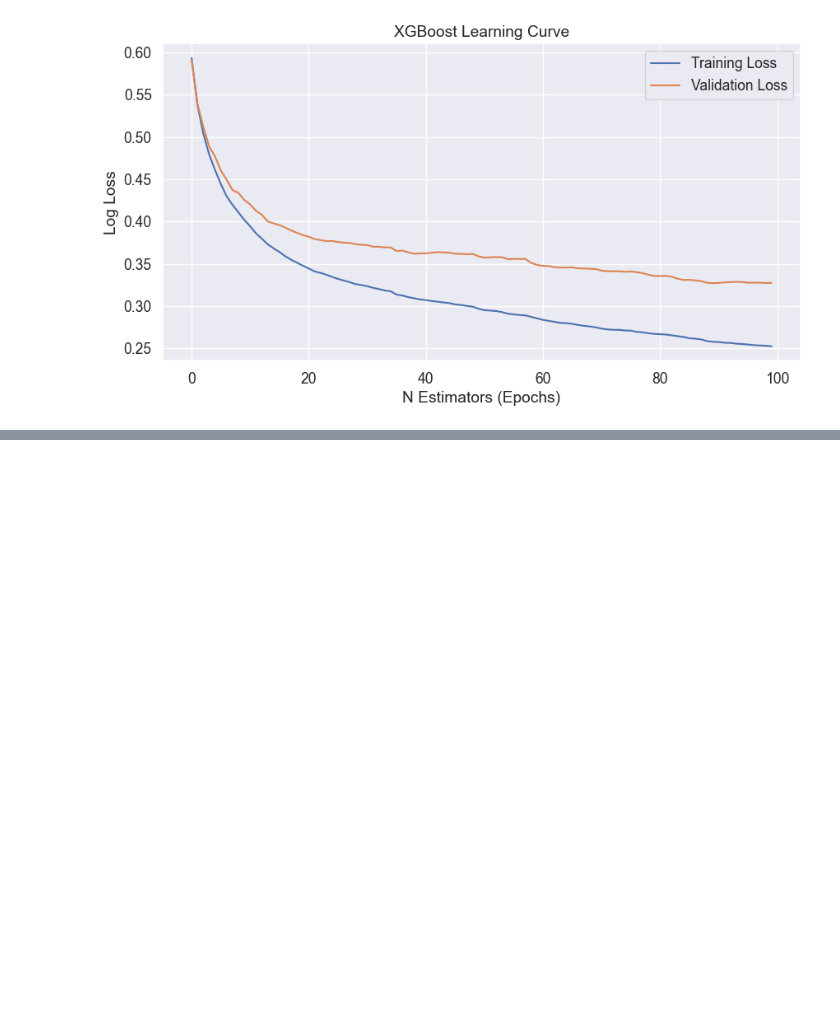
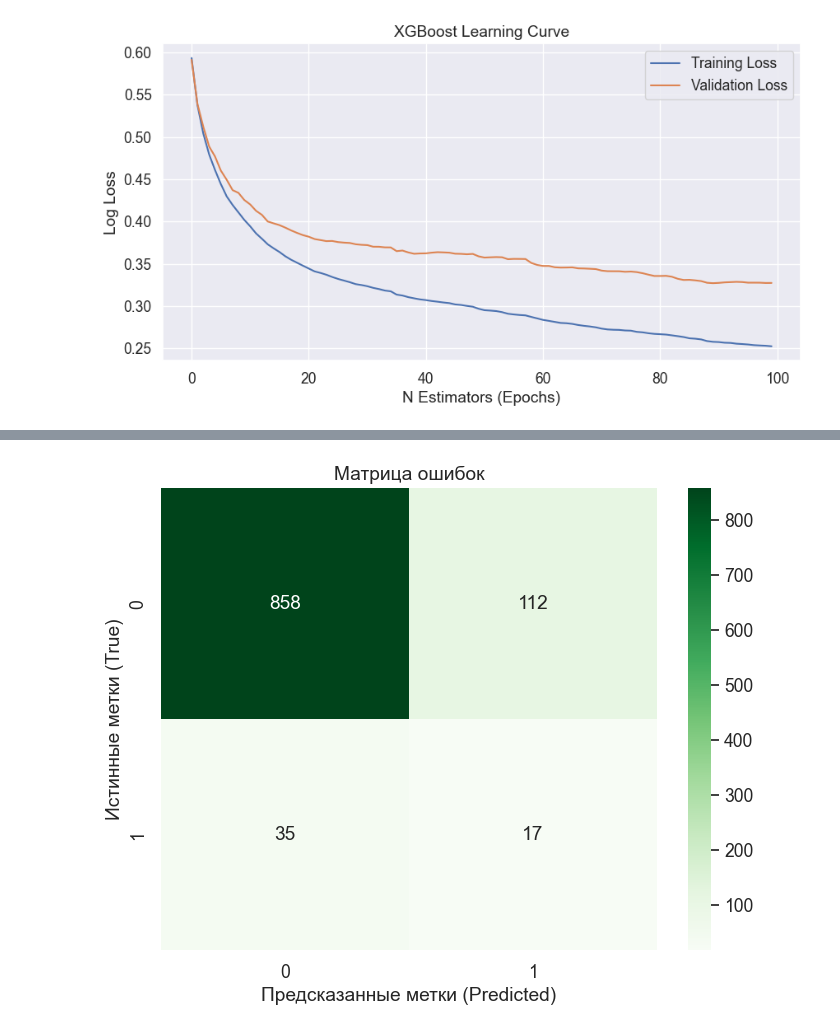
Before and after one commit to NovikovAnton-code/Stroke-Prediction-Course-Work, a Jupyter notebook: Stroke_Prediction.ipynb, the cells around one changed output, grey strips where cells are left out. Drawn from its saved outputs; the diff is of its cells as text; code cells hidden in the pictures; blank space fills up the shorter version.

```diff
--- a/Stroke_Prediction.ipynb
+++ b/Stroke_Prediction.ipynb
@@ -744,0 +790,2 @@ plt.show()
+# %%
+y_pred_cat = model_cat.predict(X_test)
@@ -744,0 +805,13 @@ plt.show()
+# %%
+cm = confusion_matrix(y_test, y_pred_cat)
+# %%
+labels = sorted(list(set(y_test)))
+
+plt.figure(figsize=(8, 6))
+sns.heatmap(cm, annot=True, fmt="d", cmap="Greens", xticklabels=labels, yticklabels=labels)
+plt.xlabel('Предсказанные метки (Predicted)')
+plt.ylabel('Истинные метки (True)')
+plt.title('Матрица ошибок')
+plt.show()
+# %% [output]
+[figure, added]
```
Also changed, not shown: parts of 11 cells of this notebook.
